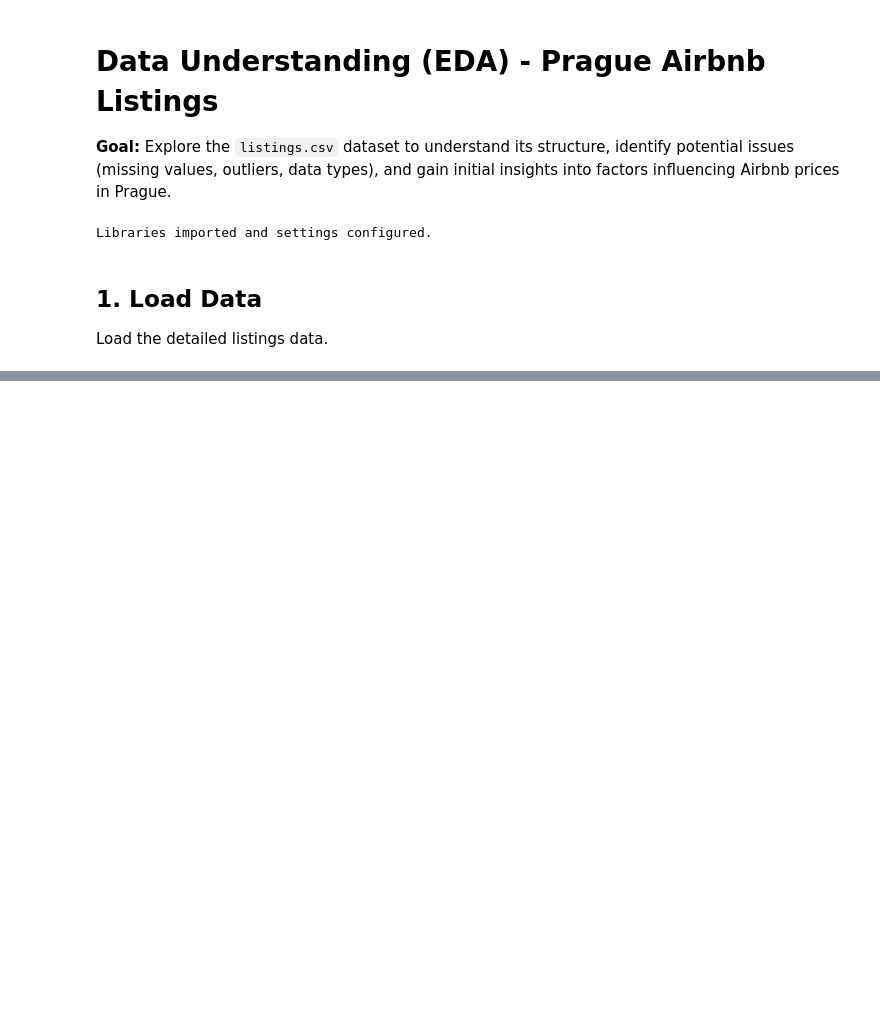
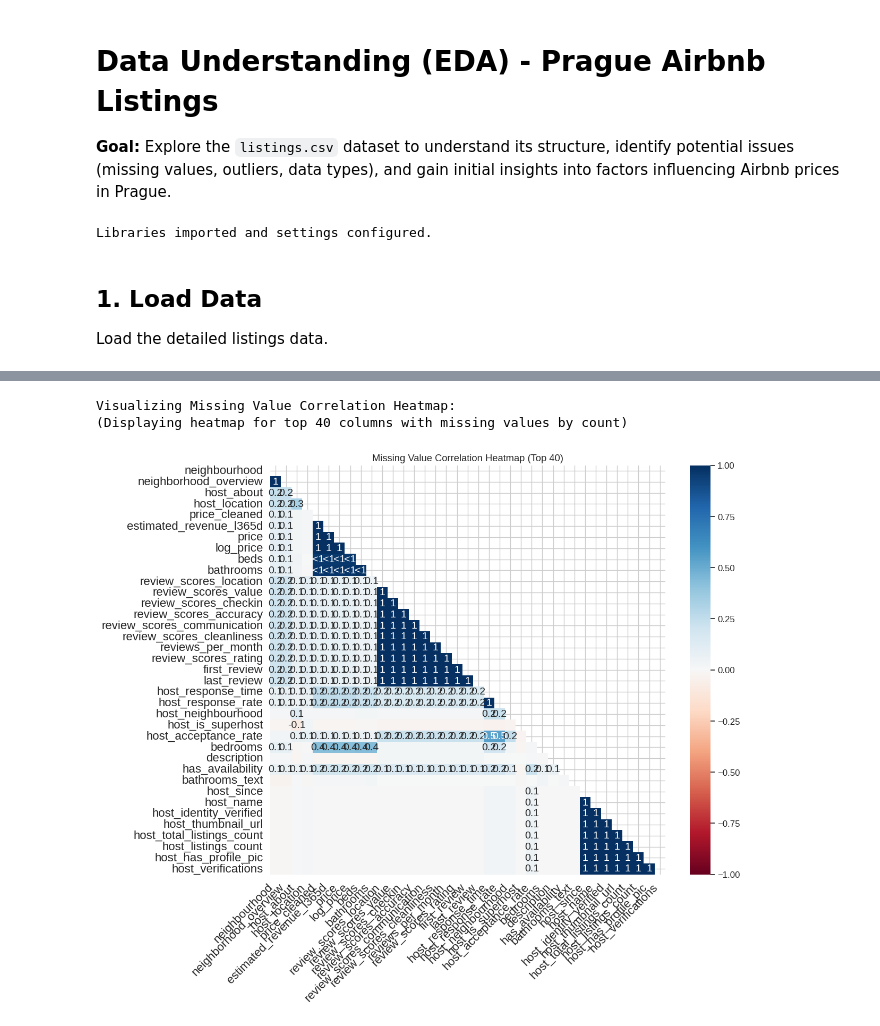
Before and after one commit to DataXteam/Airbnb_data_analysis, a Jupyter notebook: notebooks/01-Data_Understanding.ipynb, the cells around one changed output, grey strips where cells are left out. Cells and saved outputs as stored; diff of their text form; code cells hidden in the pictures; blank space fills up the shorter version.

```diff
--- a/notebooks/01-Data_Understanding.ipynb
+++ b/notebooks/01-Data_Understanding.ipynb
@@ -151,0 +488,35 @@ Missing values in 'price_cleaned': 1300 (12.86%)
+# %%
+# Visualize missingness correlation using missingno heatmap
+if 'df_listings' in locals() and msno and 'missing_df' in locals() and not missing_df.empty:
+    print("\nVisualizing Missing Value Correlation Heatmap:")
+
+    # Get list of columns that actually have missing values from our previous calculation
+    cols_with_na = missing_df.index.tolist()
+
+    if len(cols_with_na) > 1: # Heatmap needs at least 2 columns
+        # Limit number of columns plotted if there are too many, focusing on those with more missingness
+        limit = 40 # Keep limit reasonable for readability
+        if len(cols_with_na) > limit:
+            # Select the top 'limit' columns with missing data based on the sorted missing_df
+            cols_to_plot = cols_with_na[:limit]
+            print(f"(Displaying heatmap for top {limit} columns with missing values by count)")
+        else:
+            cols_to_plot = cols_with_na
+
+        # Plot the heatmap using the selected columns from the original DataFrame
+        msno.heatmap(df_listings[cols_to_plot], figsize=(12, 10))
+        plt.title(f'Missing Value Correlation Heatmap (Top {len(cols_to_plot)})')
+        plt.show()
+    elif len(cols_with_na) == 1:
+         print(f"Only one column ({cols_with_na[0]}) has missing data. Cannot generate heatmap.")
+    else:
+        # This case should technically be covered by the check on missing_df, but included for completeness
+        print("No columns with missing data found. Cannot generate heatmap.")
+elif 'missing_df' in locals() and missing_df.empty:
+    print("No columns with missing data found. Cannot generate heatmap.")
+else:
+    print("Error: df_listings not found, missingno not imported, or missing_df not created.")
+# %% [output]
+Visualizing Missing Value Correlation Heatmap:
+(Displaying heatmap for top 40 columns with missing values by count)
+[figure, added]
```
Also changed, not shown: parts of 44 cells of this notebook.
